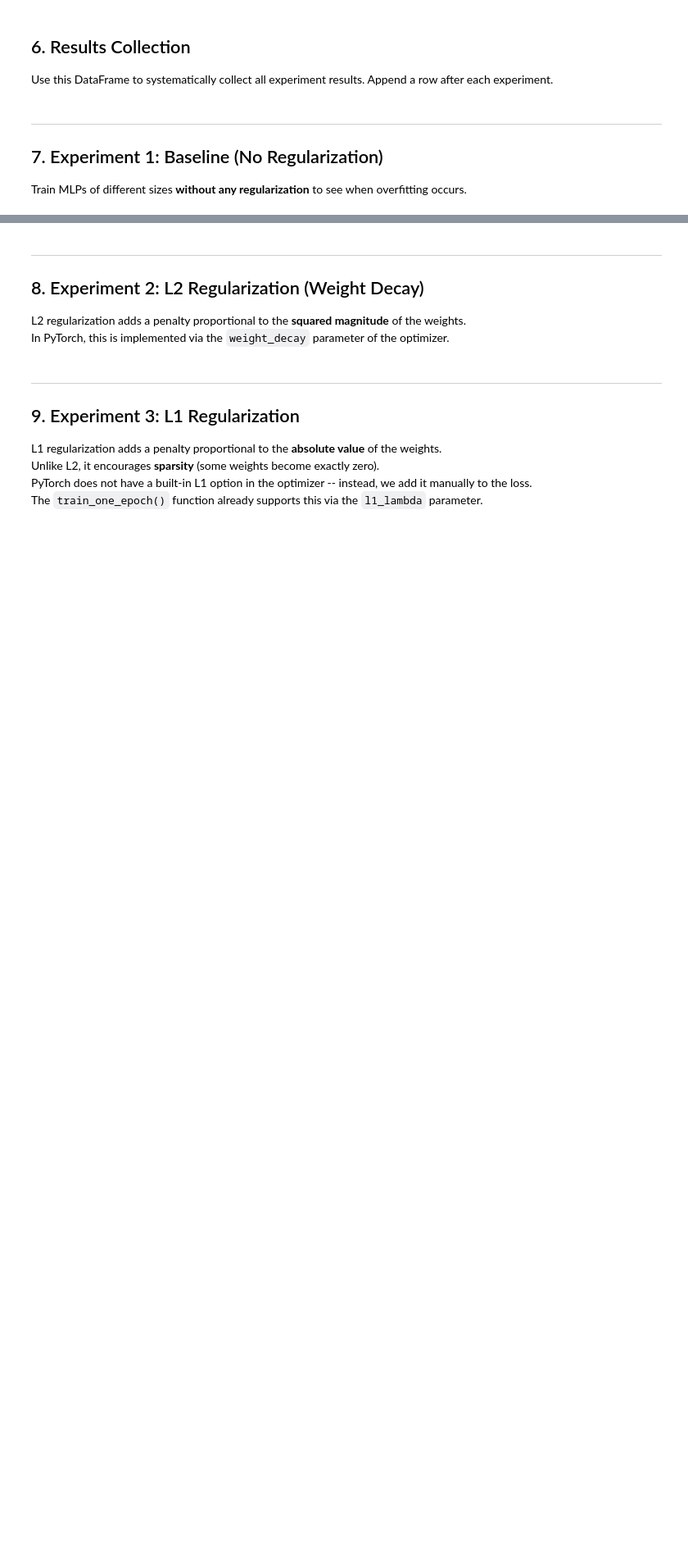
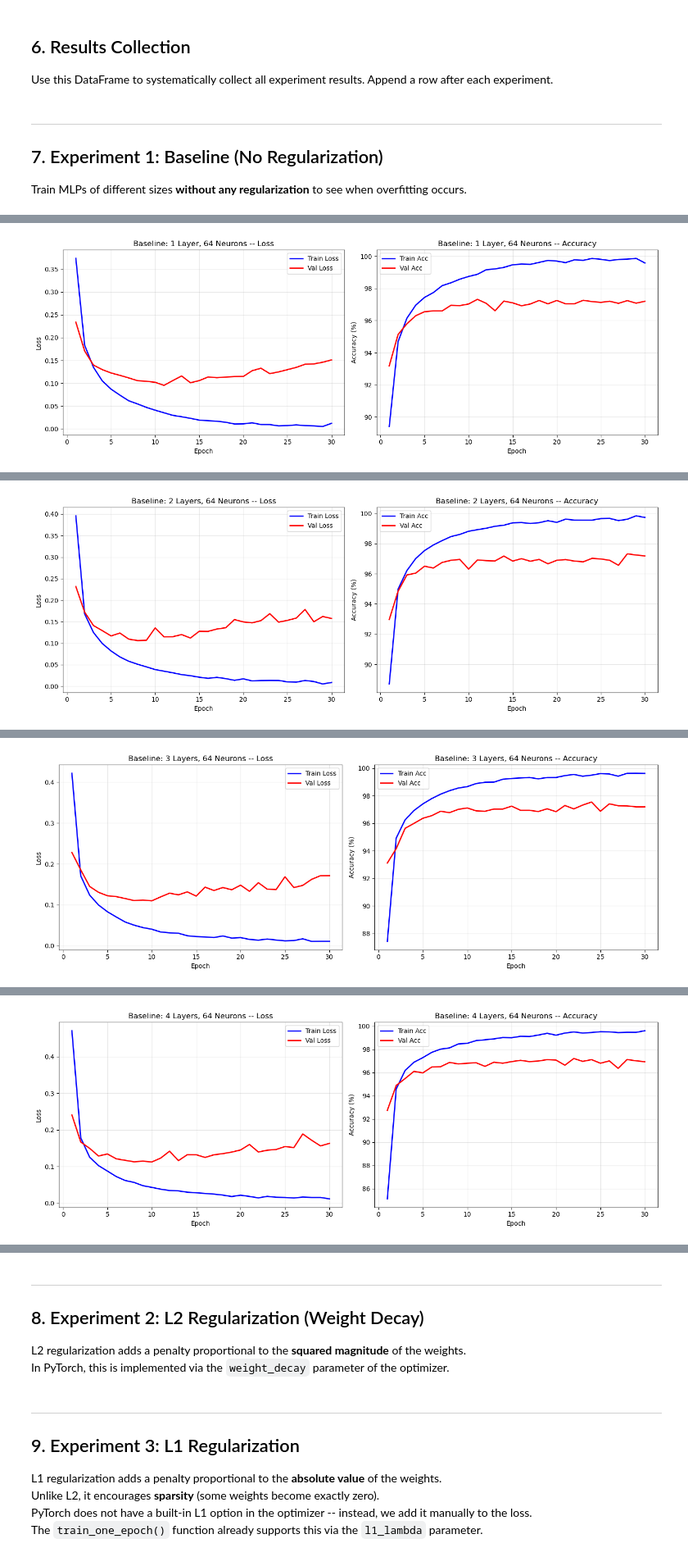
Before and after one commit to Nils-Wagnr/DeepLearning, a Jupyter notebook: RQ1 (Woche2)/RQ1_Template.ipynb, the cells around one changed output, grey strips where cells are left out. Shown at 82% size. Cells and saved outputs as stored; diff of their text form; code cells hidden in the pictures; blank space fills up the shorter version.

```diff
--- a/RQ1 (Woche2)/RQ1_Template.ipynb
+++ b/RQ1 (Woche2)/RQ1_Template.ipynb
@@ -490,3 +518,57 @@ plot_learning_curves(history_baseline, title='Baseline: 1 Layer, 128 Neurons')
 #               num_layers=2, hidden_size=256)
 
 # Your code here:
+
+# Vary num_layers with fixed hidden_size=64
+model = MLP(hidden_size=64, num_layers=1)
+history, best_val, best_ep = train_model(model, train_loader, val_loader, num_epochs=30)
+record_result('Baseline 1x64', model, history, best_val, best_ep, num_layers=1, hidden_size=64)
+plot_learning_curves(history, title='Baseline: 1 Layer, 64 Neurons')
+
+model = MLP(hidden_size=64, num_layers=2)
+history, best_val, best_ep = train_model(model, train_loader, val_loader, num_epochs=30)
+record_result('Baseline 2x64', model, history, best_val, best_ep, num_layers=2, hidden_size=64)
+plot_learning_curves(history, title='Baseline: 2 Layers, 64 Neurons')
+
+model = MLP(hidden_size=64, num_layers=3)
+history, best_val, best_ep = train_model(model, train_loader, val_loader, num_epochs=30)
+record_result('Baseline 3x64', model, history, best_val, best_ep, num_layers=3, hidden_size=64)
+plot_learning_curves(history, title='Baseline: 3 Layers, 64 Neurons')
+
+model = MLP(hidden_size=64, num_layers=4)
+history, best_val, best_ep = train_model(model, train_loader, val_loader, num_epochs=30)
+record_result('Baseline 4x64', model, history, best_val, best_ep, num_layers=4, hidden_size=64)
+plot_learning_curves(history, title='Baseline: 4 Layers, 64 Neurons')
+
+model = MLP(hidden_size=64, num_layers=5)
+history, best_val, best_ep = train_model(model, train_loader, val_loader, num_epochs=30)
+record_result('Baseline 5x64', model, history, best_val, best_ep, num_layers=5, hidden_size=64)
+plot_learning_curves(history, title='Baseline: 5 Layers, 64 Neurons')
+
+
+# Repeat with hidden_size=256 and varying num_layers
+model = MLP(hidden_size=256, num_layers=1)
+history, best_val, best_ep = train_model(model, train_loader, val_loader, num_epochs=30)
+record_result('Baseline 1x256', model, history, best_val, best_ep, num_layers=1, hidden_size=256)
+plot_learning_curves(history, title='Baseline: 1 Layer, 256 Neurons')
+
+model = MLP(hidden_size=256, num_layers=2)
+history, best_val, best_ep = train_model(model, train_loader, val_loader, num_epochs=30)
+record_result('Baseline 2x256', model, history, best_val, best_ep, num_layers=2, hidden_size=256)
+plot_learning_curves(history, title='Baseline: 2 Layers, 256 Neurons')
+
+model = MLP(hidden_size=256, num_layers=3)
+history, best_val, best_ep = train_model(model, train_loader, val_loader, num_epochs=30)
+record_result('Baseline 3x256', model, history, best_val, best_ep, num_layers=3, hidden_size=256)
+plot_learning_curves(history, title='Baseline: 3 Layers, 256 Neurons')
+
+model = MLP(hidden_size=256, num_layers=4)
+history, best_val, best_ep = train_model(model, train_loader, val_loader, num_epochs=30)
+record_result('Baseline 4x256', model, history, best_val, best_ep, num_layers=4, hidden_size=256)
+plot_learning_curves(history, title='Baseline: 4 Layers, 256 Neurons')
+
+model = MLP(hidden_size=256, num_layers=5)
+history, best_val, best_ep = train_model(model, train_loader, val_loader, num_epochs=30)
+record_result('Baseline 5x256', model, history, best_val, best_ep, num_layers=5, hidden_size=256)
+plot_learning_curves(history, title='Baseline: 5 Layers, 256 Neurons')
+# %% [output]
@@ -492,0 +588 @@ plot_learning_curves(history_baseline, title='Baseline: 1 Layer, 128 Neurons')
+[figure, added]
@@ -492,0 +602 @@ plot_learning_curves(history_baseline, title='Baseline: 1 Layer, 128 Neurons')
+[figure, added]
@@ -492,0 +616 @@ plot_learning_curves(history_baseline, title='Baseline: 1 Layer, 128 Neurons')
+[figure, added]
@@ -492,0 +630 @@ plot_learning_curves(history_baseline, title='Baseline: 1 Layer, 128 Neurons')
+[figure, added]
```
Also changed, not shown: parts of 10 cells of this notebook, 2 other files.
